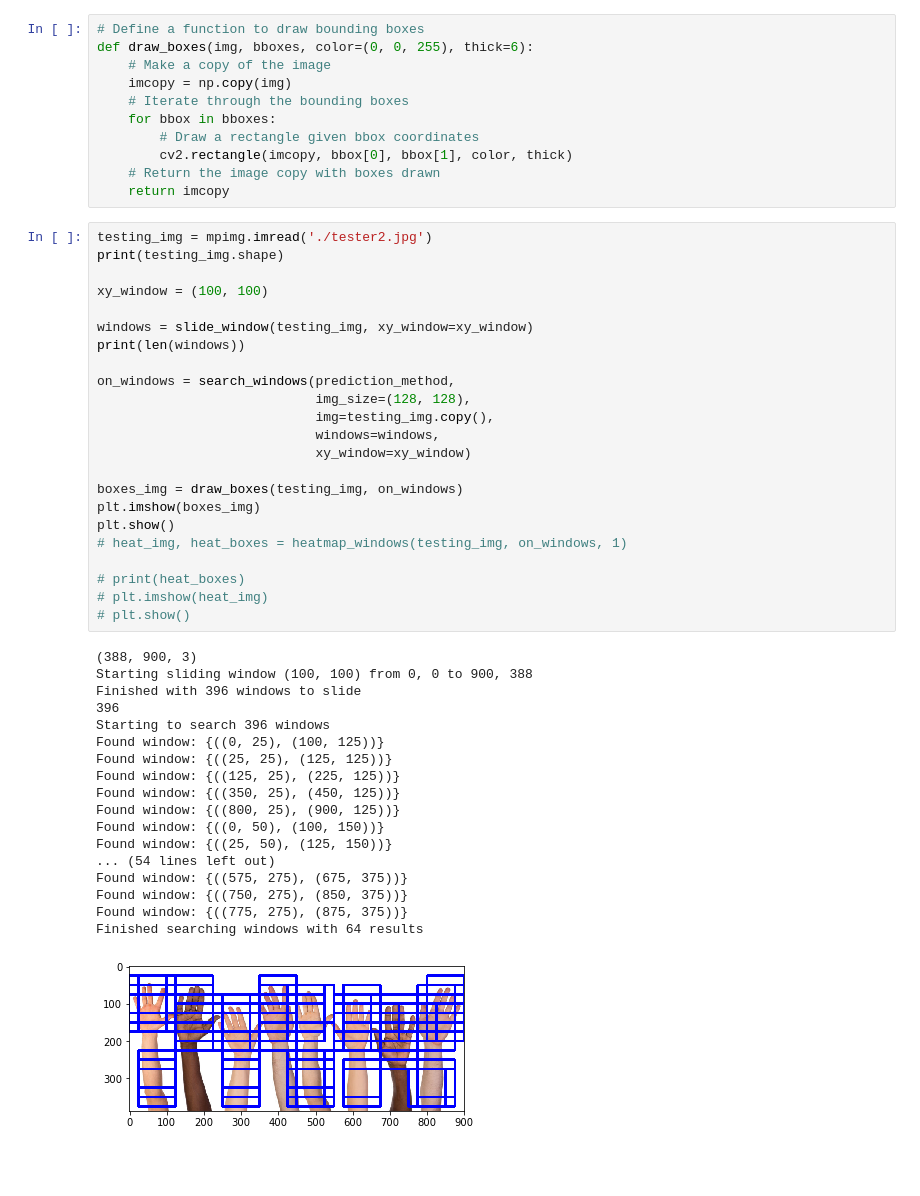
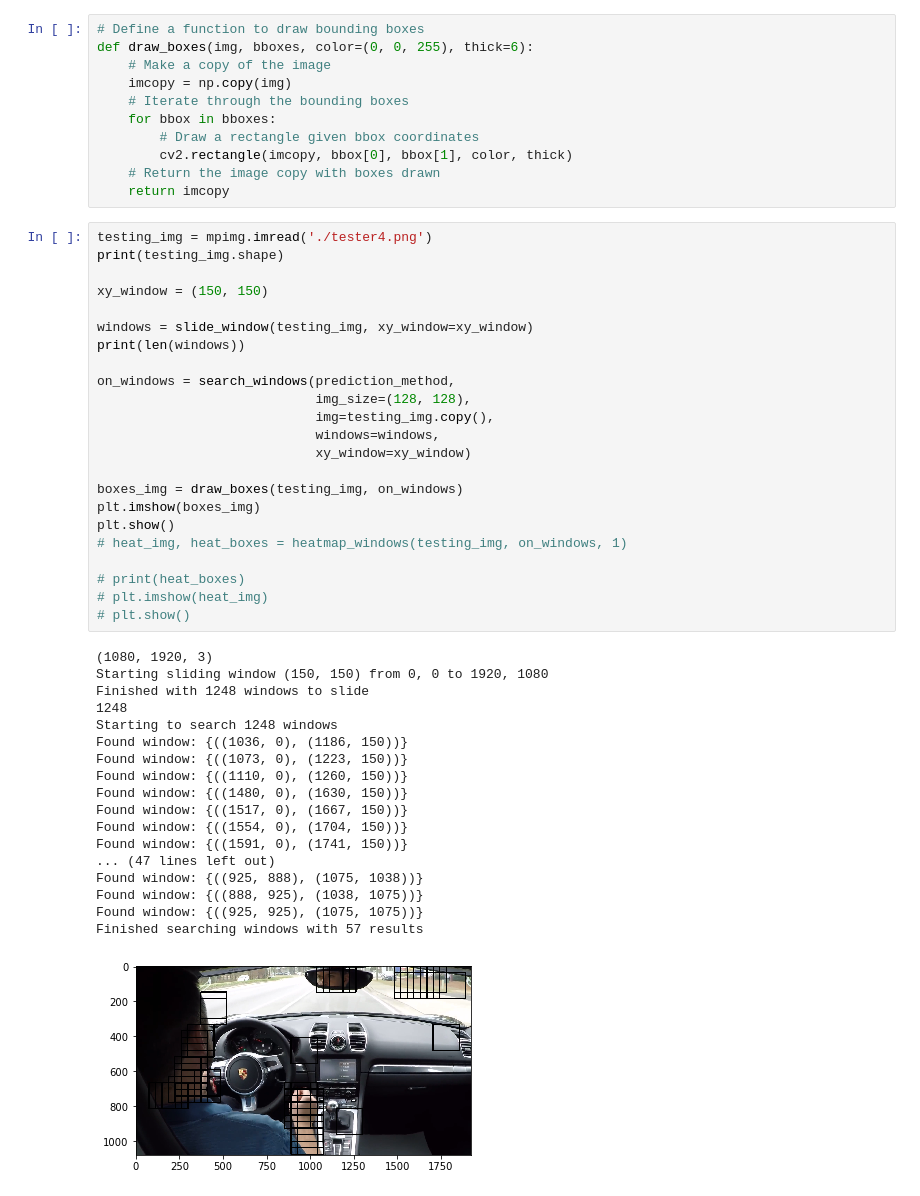
Before and after one commit to cyrano5614/sexy_time, a Jupyter notebook: testing.ipynb, the cells around one changed output. Saved outputs shown, nothing was run; the diff lists cells and outputs as text; blank space fills up the shorter version.

```diff
--- a/testing.ipynb
+++ b/testing.ipynb
@@ -160,47 +160,47 @@ def draw_boxes(img, bboxes, color=(0, 0, 255), thick=6):
     # Return the image copy with boxes drawn
     return imcopy
 # %%
-testing_img = mpimg.imread('./tester2.jpg')
+testing_img = mpimg.imread('./tester4.png')
 print(testing_img.shape)
 
-xy_window = (100, 100)
+xy_window = (150, 150)
 
 windows = slide_window(testing_img, xy_window=xy_window)
 print(len(windows))
 
 on_windows = search_windows(prediction_method,
                             img_size=(128, 128),
                             img=testing_img.copy(),
                             windows=windows,
                             xy_window=xy_window)
 
 boxes_img = draw_boxes(testing_img, on_windows)
 plt.imshow(boxes_img)
 plt.show()
 # heat_img, heat_boxes = heatmap_windows(testing_img, on_windows, 1)
 
 # print(heat_boxes)
 # plt.imshow(heat_img)
 # plt.show()
 # %% [output]
-(388, 900, 3)
-Starting sliding window (100, 100) from 0, 0 to 900, 388
-Finished with 396 windows to slide
-396
-Starting to search 396 windows
-Found window: {((0, 25), (100, 125))}
-Found window: {((25, 25), (125, 125))}
-Found window: {((125, 25), (225, 125))}
-Found window: {((350, 25), (450, 125))}
-Found window: {((800, 25), (900, 125))}
-Found window: {((0, 50), (100, 150))}
-Found window: {((25, 50), (125, 150))}
-... (54 lines left out)
-Found window: {((575, 275), (675, 375))}
-Found window: {((750, 275), (850, 375))}
-Found window: {((775, 275), (875, 375))}
-Finished searching windows with 64 results
+(1080, 1920, 3)
+Starting sliding window (150, 150) from 0, 0 to 1920, 1080
+Finished with 1248 windows to slide
+1248
+Starting to search 1248 windows
+Found window: {((1036, 0), (1186, 150))}
+Found window: {((1073, 0), (1223, 150))}
+Found window: {((1110, 0), (1260, 150))}
+Found window: {((1480, 0), (1630, 150))}
+Found window: {((1517, 0), (1667, 150))}
+Found window: {((1554, 0), (1704, 150))}
+Found window: {((1591, 0), (1741, 150))}
+... (47 lines left out)
+Found window: {((925, 888), (1075, 1038))}
+Found window: {((888, 925), (1038, 1075))}
+Found window: {((925, 925), (1075, 1075))}
+Finished searching windows with 57 results
-[figure, old version]
+[figure, new version]
 # %%
 from scipy.ndimage.measurements import label
 
```
Also changed, not shown: parts of 1 cell of this notebook, 1 other file.
